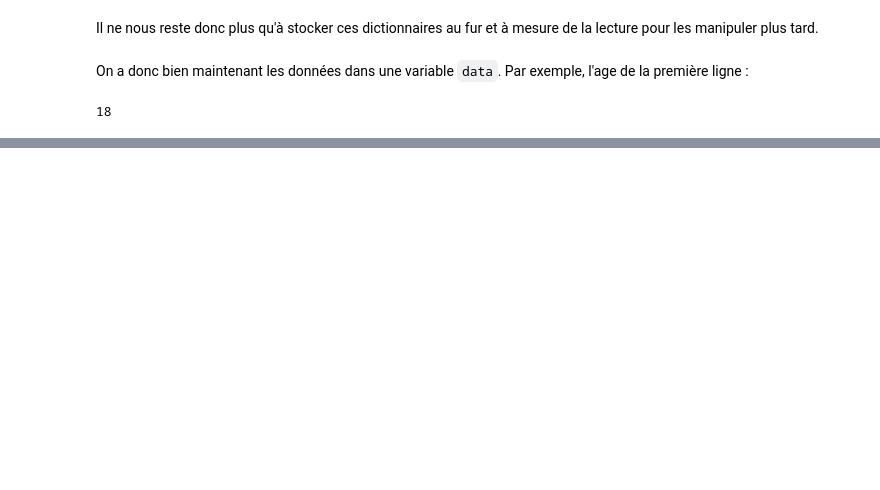
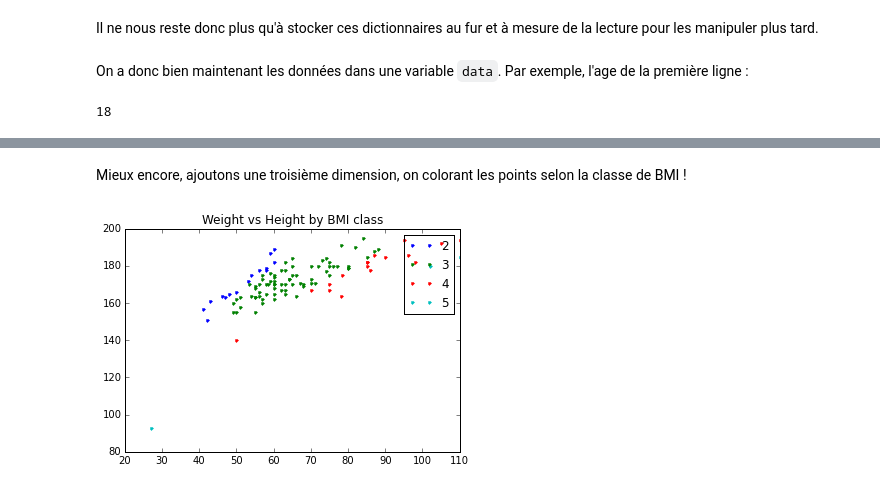
Before and after one commit to HackYourResearch/ateliers-open-geek, a Jupyter notebook: atelier6.ipynb, the cells around one changed output, grey strips where cells are left out. Cells and saved outputs as stored; diff of their text form; code cells hidden in the pictures; blank space fills up the shorter version.

```diff
--- a/atelier6.ipynb
+++ b/atelier6.ipynb
@@ -187,6 +179,8 @@ with open("Atelier_6/ms212.csv", "r") as datafile:
     for line in csv_reader:
         # Puis on le parcours ligne à ligne, comme un fichier
         print(line['Age'])
+        if csv_reader.line_num >= 5:
+            break
 # %% [output]
 18
 19
@@ -227,0 +388,26 @@ print(data[0]['Age'])
+# %% [markdown]
+Mieux encore, ajoutons une troisième dimension, on colorant les points selon la classe de BMI !
+# %%
+fig = plt.figure()
+for bmi_class in range(0, 8):
+    label = None
+    x = []
+    y = []
+    # Pour chaque classe de BMI
+    for entry in data:
+        # On parcours toutes les données
+        if not entry['BMI_class'] == bmi_class:
+            # Si cette donnée ne correspond pas à la classe en cours, on l'ignore
+            continue
+        # Si elle correspond, on l'ajoute dans les tableaux  X & y correspondant à notre classe de BMI
+        x.append(entry['Weight'])
+        y.append(entry['Height'])
+    # Puis on affiche cette classe s'il y a eu des données !
+    if len(x) > 0:
+        plt.plot(x, y, '.', label=bmi_class)
+
+plt.title('Weight vs Height by BMI class');
+plt.legend()
+plt.show()
+# %% [output]
+[figure, added]
```
Also changed, not shown: parts of 24 cells of this notebook.
